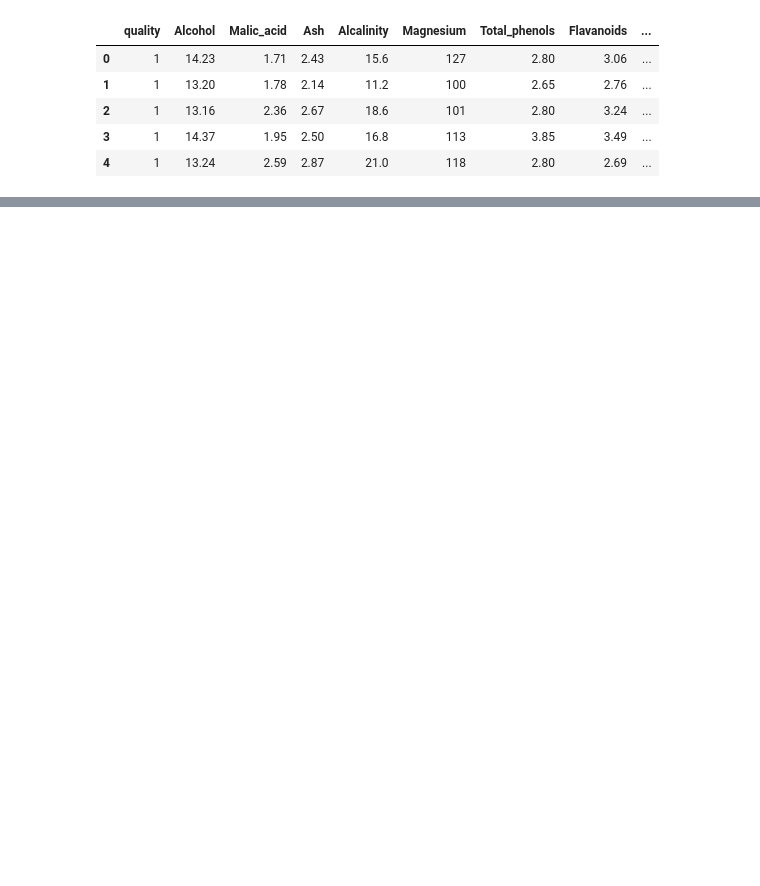
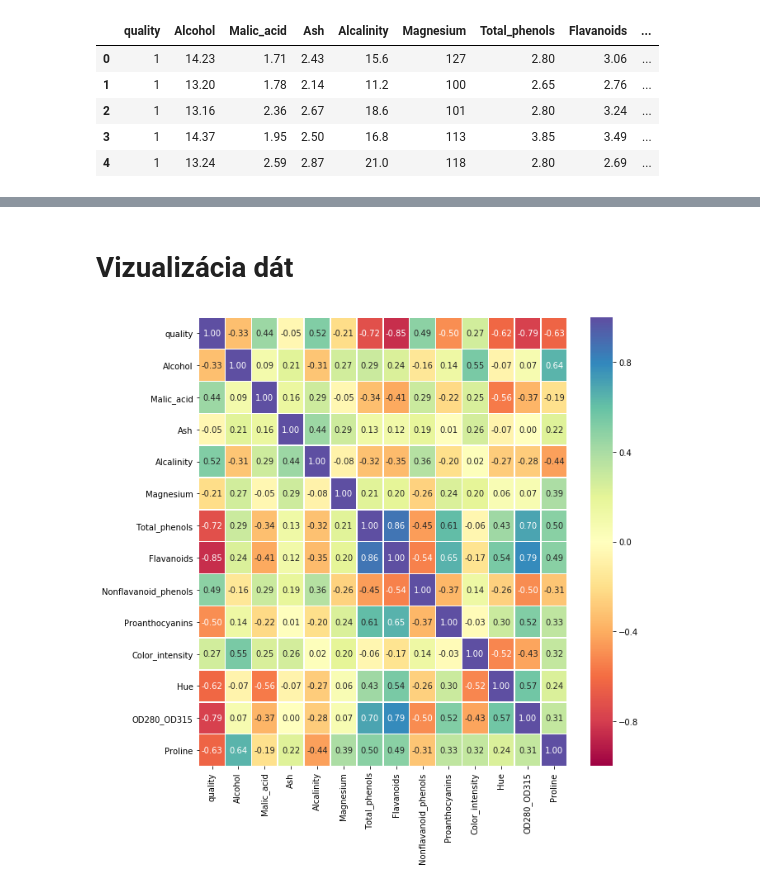
Before and after one commit to MajkaH/Holkova_NS2019, a Jupyter notebook: utf-8''Holkova_projekt.ipynb, the cells around one changed output, grey strips where cells are left out. Saved outputs shown, nothing was run; the diff lists cells and outputs as text; code cells hidden in the pictures; blank space fills up the shorter version.

Commit message:
Add files via upload
Vizualizácia dát

```diff
--- a/utf-8''Holkova_projekt.ipynb
+++ b/utf-8''Holkova_projekt.ipynb
@@ -25,0 +36,11 @@ X.describe()
+# %% [markdown]
+# Vizualizácia dát
+# %%
+#korelačná mapa
+import matplotlib.pyplot as plt
+X.corr()
+f, ax = plt.subplots(figsize = (10,10))
+sns.heatmap(X.corr(), vmin=-1, vmax=1, cmap='Spectral', annot = True, linewidths=.5, fmt = ".2f", ax=ax)
+plt.show()
+# %% [output]
+[figure, added]
```
Also changed, not shown: parts of 2 cells of this notebook.
